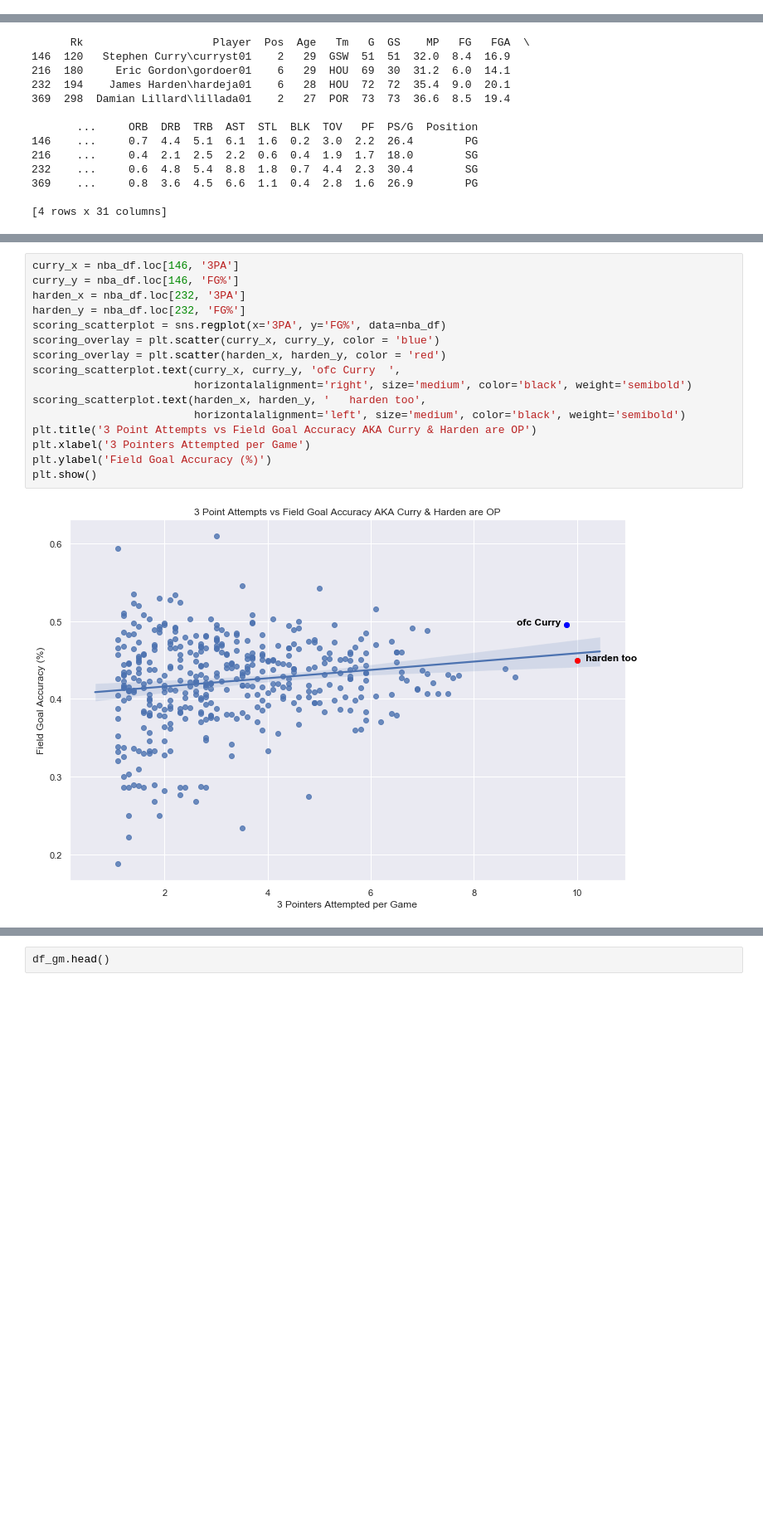
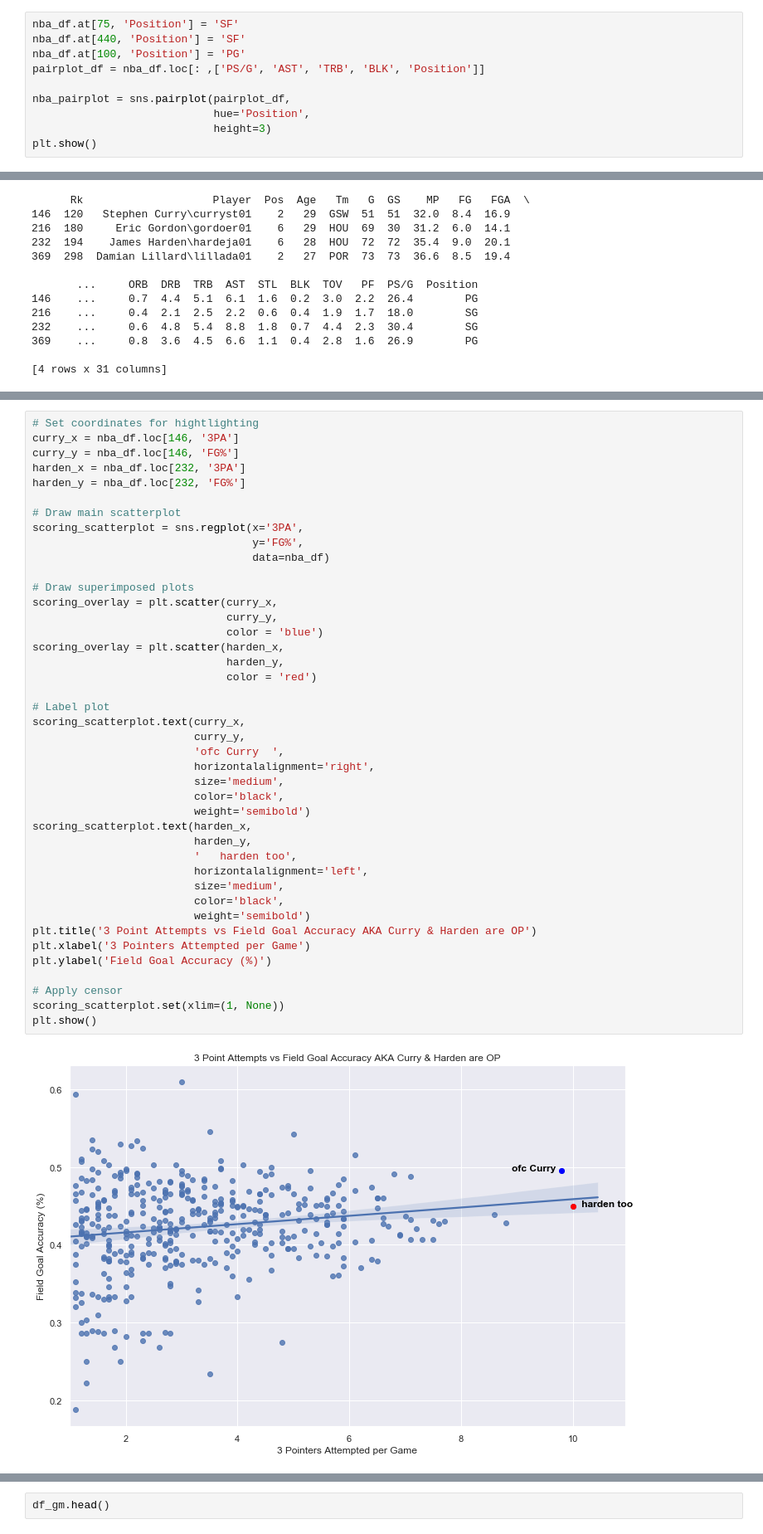
Before and after one commit to vb690/data_viz_python, a Jupyter notebook: iggi_workshop_data_viz_python.ipynb, the cells around one changed output, grey strips where cells are left out. Shown at 83% size. Cells and saved outputs as stored; diff of their text form; blank space fills up the shorter version.

```diff
--- a/iggi_workshop_data_viz_python.ipynb
+++ b/iggi_workshop_data_viz_python.ipynb
@@ -163,0 +256,10 @@ plt.show()
+# %%
+nba_df.at[75, 'Position'] = 'SF'
+nba_df.at[440, 'Position'] = 'SF'
+nba_df.at[100, 'Position'] = 'PG'
+pairplot_df = nba_df.loc[: ,['PS/G', 'AST', 'TRB', 'BLK', 'Position']]
+
+nba_pairplot = sns.pairplot(pairplot_df,
+                            hue='Position',
+                            height=3)
+plt.show()
@@ -198,18 +354,44 @@ print(god_shooters)
 # %%
+# Set coordinates for hightlighting
 curry_x = nba_df.loc[146, '3PA']
 curry_y = nba_df.loc[146, 'FG%']
 harden_x = nba_df.loc[232, '3PA']
 harden_y = nba_df.loc[232, 'FG%']
-scoring_scatterplot = sns.regplot(x='3PA', y='FG%', data=nba_df)
-scoring_overlay = plt.scatter(curry_x, curry_y, color = 'blue')
-scoring_overlay = plt.scatter(harden_x, harden_y, color = 'red')
-scoring_scatterplot.text(curry_x, curry_y, 'ofc Curry  ',
-                         horizontalalignment='right', size='medium', color='black', weight='semibold')
-scoring_scatterplot.text(harden_x, harden_y, '   harden too',
-                         horizontalalignment='left', size='medium', color='black', weight='semibold')
+
+# Draw main scatterplot
+scoring_scatterplot = sns.regplot(x='3PA',
+                                  y='FG%',
+                                  data=nba_df)
+
+# Draw superimposed plots
+scoring_overlay = plt.scatter(curry_x,
+                              curry_y,
+                              color = 'blue')
+scoring_overlay = plt.scatter(harden_x,
+                              harden_y,
+                              color = 'red')
+
+# Label plot
+scoring_scatterplot.text(curry_x,
+                         curry_y,
+                         'ofc Curry  ',
+                         horizontalalignment='right',
+                         size='medium',
+                         color='black',
+                         weight='semibold')
+scoring_scatterplot.text(harden_x,
+                         harden_y,
+                         '   harden too',
+                         horizontalalignment='left',
+                         size='medium',
+                         color='black',
+                         weight='semibold')
 plt.title('3 Point Attempts vs Field Goal Accuracy AKA Curry & Harden are OP')
 plt.xlabel('3 Pointers Attempted per Game')
 plt.ylabel('Field Goal Accuracy (%)')
+
+# Apply censor
+scoring_scatterplot.set(xlim=(1, None))
 plt.show()
 # %% [output]
-[figure, old version]
+[figure, new version]
```
Also changed, not shown: parts of 42 cells of this notebook.
